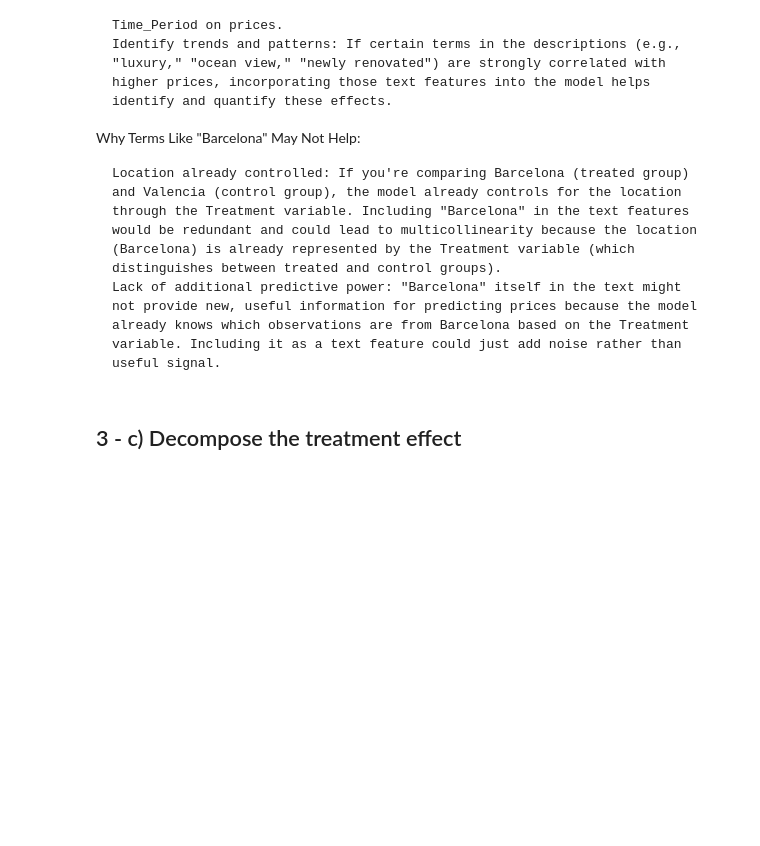
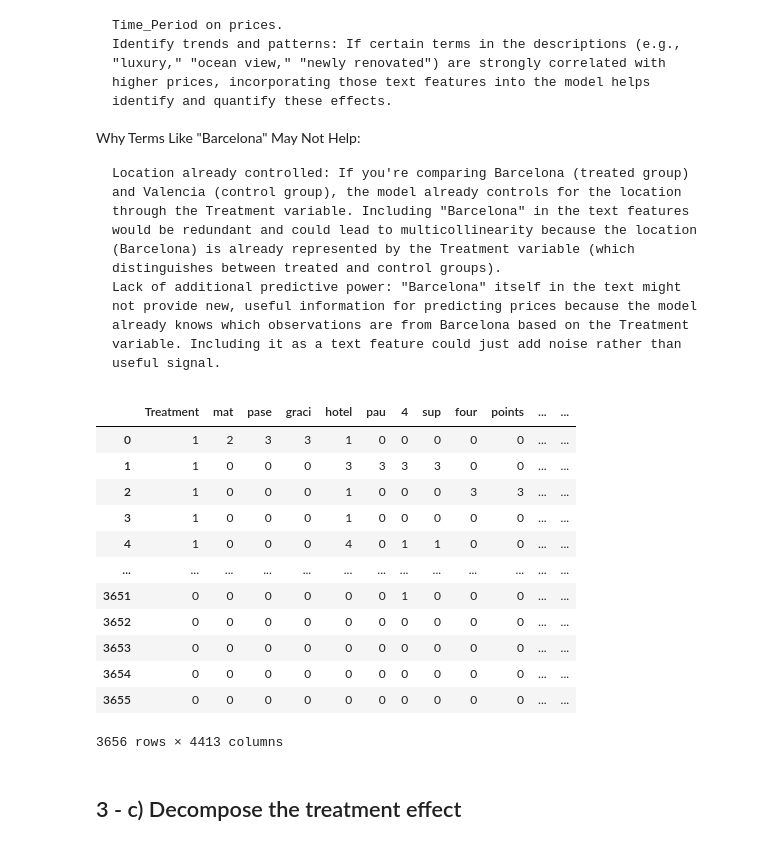
Before and after one commit to mariasimakova/tm_project1, a Jupyter notebook: Project1_TM_DiD.ipynb, the cells around one changed output. Saved outputs shown, nothing was run; the diff lists cells and outputs as text; code cells hidden in the pictures; blank space fills up the shorter version.

```diff
--- a/Project1_TM_DiD.ipynb
+++ b/Project1_TM_DiD.ipynb
@@ -239,0 +250,18 @@ merged_data =
+# %%
+text_feature = pd.read_csv('/home/sobottka/BSE/2nd_Term/Text_Mining/Homework/Project1/tm_project1/tfidf_results2.csv')
+# %%
+text_feature
+# %% [output]
+|  | Treatment | mat | pase | graci | hotel | pau | 4 | sup | four | points | ... | ... |
+| 0 | 1 | 2 | 3 | 3 | 1 | 0 | 0 | 0 | 0 | 0 | ... | ... |
+| 1 | 1 | 0 | 0 | 0 | 3 | 3 | 3 | 3 | 0 | 0 | ... | ... |
+| 2 | 1 | 0 | 0 | 0 | 1 | 0 | 0 | 0 | 3 | 3 | ... | ... |
+| 3 | 1 | 0 | 0 | 0 | 1 | 0 | 0 | 0 | 0 | 0 | ... | ... |
+| 4 | 1 | 0 | 0 | 0 | 4 | 0 | 1 | 1 | 0 | 0 | ... | ... |
+| ... | ... | ... | ... | ... | ... | ... | ... | ... | ... | ... | ... | ... |
+| 3651 | 0 | 0 | 0 | 0 | 0 | 0 | 1 | 0 | 0 | 0 | ... | ... |
+| 3652 | 0 | 0 | 0 | 0 | 0 | 0 | 0 | 0 | 0 | 0 | ... | ... |
+| 3653 | 0 | 0 | 0 | 0 | 0 | 0 | 0 | 0 | 0 | 0 | ... | ... |
+| 3654 | 0 | 0 | 0 | 0 | 0 | 0 | 0 | 0 | 0 | 0 | ... | ... |
+| 3655 | 0 | 0 | 0 | 0 | 0 | 0 | 0 | 0 | 0 | 0 | ... | ... |
+3656 rows × 4413 columns
```
Also changed, not shown: parts of 8 cells of this notebook.
